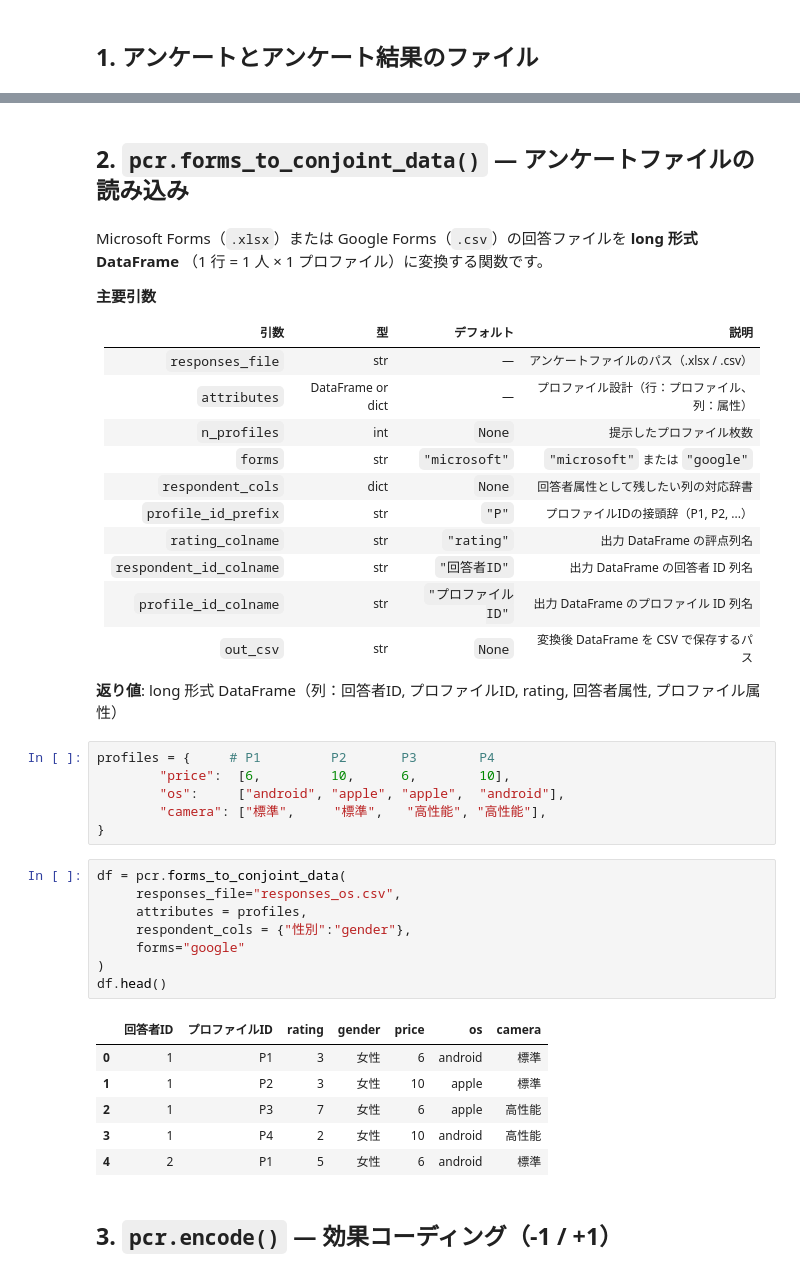
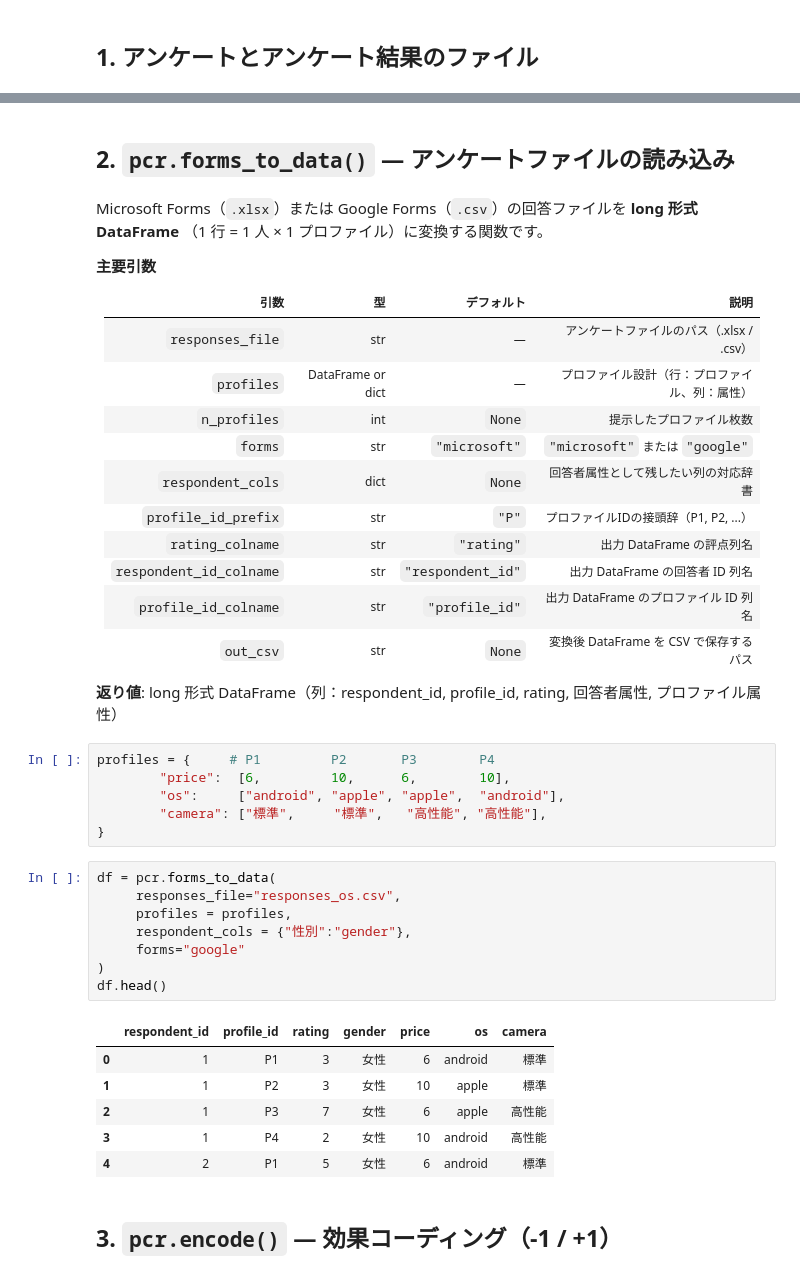
Before and after one commit to Py4Conjoint/py4conjoint, a Jupyter notebook: examples/overview_os.ipynb, the cells around one changed output, grey strips where cells are left out. Saved outputs shown, nothing was run; the diff lists cells and outputs as text.

```diff
--- a/examples/overview_os.ipynb
+++ b/examples/overview_os.ipynb
@@ -43,7 +43,7 @@ py4conjoint version: 0.3.0
 
 Google Formで集めたアンケート結果`responses_os.csv`を使います。
 # %% [markdown]
-## 2. `pcr.forms_to_conjoint_data()` — アンケートファイルの読み込み
+## 2. `pcr.forms_to_data()` — アンケートファイルの読み込み
 # %% [markdown]
 Microsoft Forms（`.xlsx`）または Google Forms（`.csv`）の回答ファイルを
 **long 形式 DataFrame** （1 行 = 1 人 × 1 プロファイル）に変換する関数です。
@@ -53,17 +53,17 @@ Microsoft Forms（`.xlsx`）または Google Forms（`.csv`）の回答ファイ
 | 引数 | 型 | デフォルト | 説明 |
 |------|----|-----------|------|
 | `responses_file` | str | — | アンケートファイルのパス（.xlsx / .csv） |
-| `attributes` | DataFrame or dict | — | プロファイル設計（行：プロファイル、列：属性） |
+| `profiles` | DataFrame or dict | — | プロファイル設計（行：プロファイル、列：属性） |
 | `n_profiles` | int | `None` | 提示したプロファイル枚数 |
 | `forms` | str | `"microsoft"` | `"microsoft"` または `"google"` |
 | `respondent_cols` | dict | `None` | 回答者属性として残したい列の対応辞書 |
 | `profile_id_prefix` | str | `"P"` | プロファイルIDの接頭辞（P1, P2, ...） |
 | `rating_colname` | str | `"rating"` | 出力 DataFrame の評点列名 |
-| `respondent_id_colname` | str | `"回答者ID"` | 出力 DataFrame の回答者 ID 列名 |
-| `profile_id_colname` | str | `"プロファイルID"` | 出力 DataFrame のプロファイル ID 列名 |
+| `respondent_id_colname` | str | `"respondent_id"` | 出力 DataFrame の回答者 ID 列名 |
+| `profile_id_colname` | str | `"profile_id"` | 出力 DataFrame のプロファイル ID 列名 |
 | `out_csv` | str | `None` | 変換後 DataFrame を CSV で保存するパス |
 
-**返り値**: long 形式 DataFrame（列：回答者ID, プロファイルID, rating, 回答者属性, プロファイル属性）
+**返り値**: long 形式 DataFrame（列：respondent_id, profile_id, rating, 回答者属性, プロファイル属性）
 # %%
 profiles = {     # P1         P2       P3        P4
         "price":  [6,         10,      6,        10],
@@ -71,15 +71,15 @@ profiles = {     # P1         P2       P3        P4
         "camera": ["標準",     "標準",   "高性能", "高性能"],
 }
 # %%
-df = pcr.forms_to_conjoint_data(
+df = pcr.forms_to_data(
      responses_file="responses_os.csv",
-     attributes = profiles,
+     profiles = profiles,
      respondent_cols = {"性別":"gender"},
      forms="google"
 )
 df.head()
 # %% [output]
-|  | 回答者ID | プロファイルID | rating | gender | price | os | camera |
+|  | respondent_id | profile_id | rating | gender | price | os | camera |
 | 0 | 1 | P1 | 3 | 女性 | 6 | android | 標準 |
 | 1 | 1 | P2 | 3 | 女性 | 10 | apple | 標準 |
 | 2 | 1 | P3 | 7 | 女性 | 6 | apple | 高性能 |
```
Also changed, not shown: parts of 8 cells of this notebook, 9 other files.
